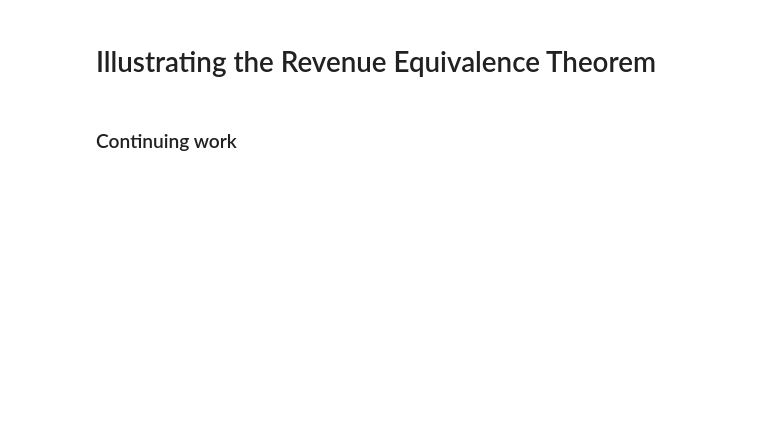
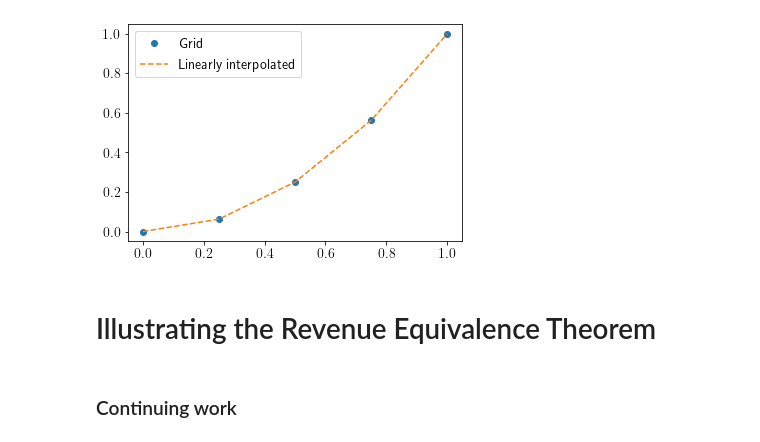
Before and after one commit to GamEconCph/Lectures-2021, a Jupyter notebook: Bayesian Games/revenue_equivalence.ipynb, the cells around one changed output. Saved outputs shown, nothing was run; the diff lists cells and outputs as text; code cells hidden in the pictures; blank space fills up the shorter version.

```diff
--- a/Bayesian Games/revenue_equivalence.ipynb
+++ b/Bayesian Games/revenue_equivalence.ipynb
@@ -14,3 +26,18 @@ from scipy import stats
+# %%
+xx = np.linspace(0,1,5)
+yy = xx ** 2 # the "unknown" function
+
+xx_fine = np.linspace(0,1,1000) # many more points here
+
+# prepare interpolation function (precomputation)
+f_ = interpolate.interp1d(xx,yy,kind='linear')
+
+# evaluate
+plt.plot(xx,yy,'o', label='Grid')
+plt.plot(xx_fine,f_(xx_fine), '--', label='Linearly interpolated');
+plt.legend(loc='best');
+# %% [output]
+[figure, added]
 # %% [markdown]
 # Illustrating the Revenue Equivalence Theorem
 # %%
```
Also changed, not shown: parts of 31 cells of this notebook, 1 other file.
